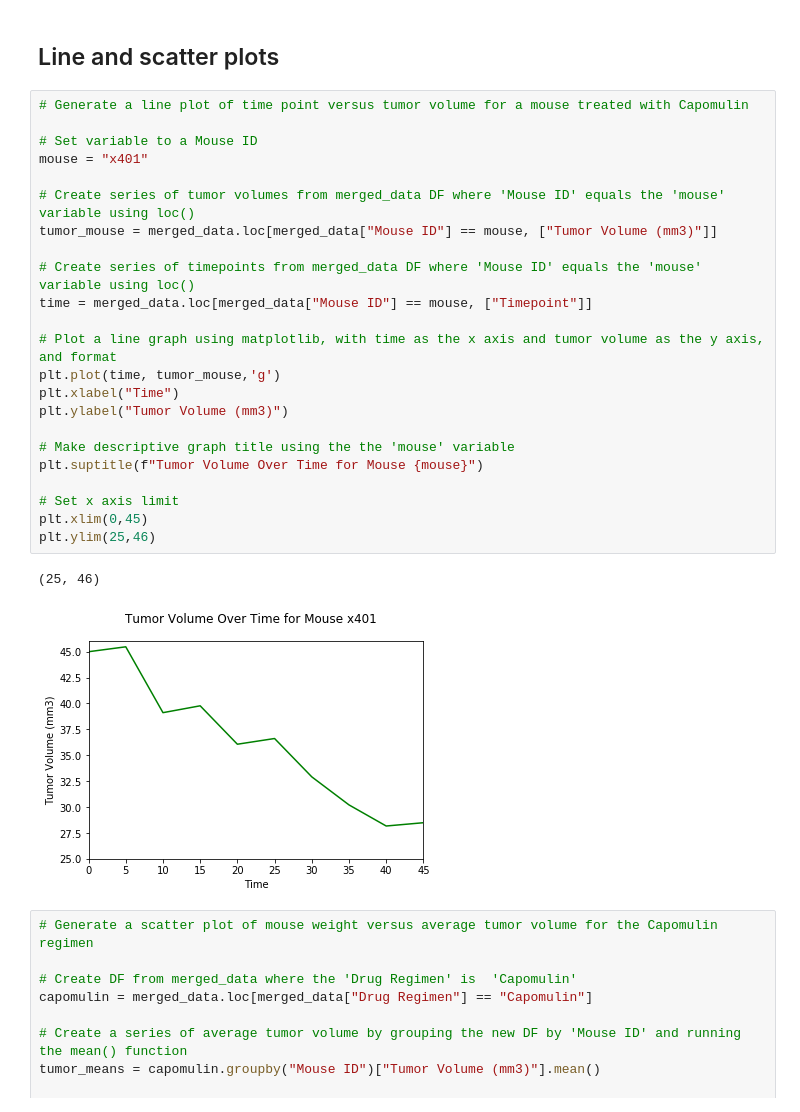
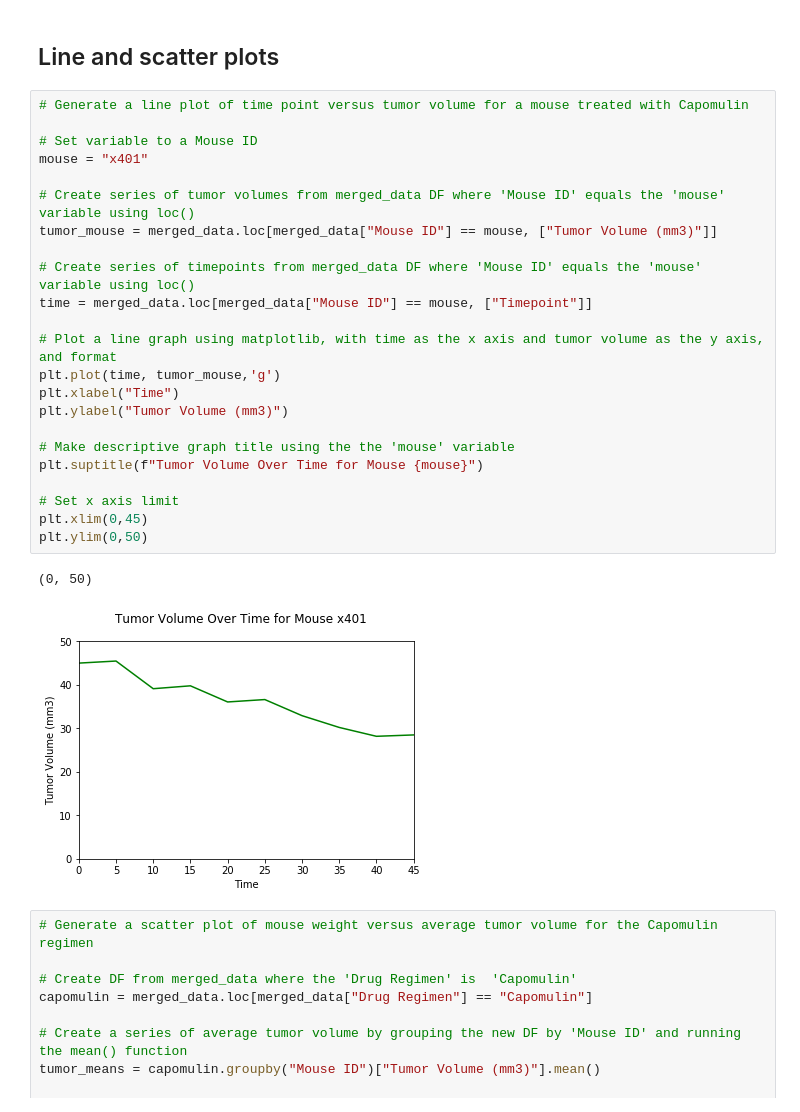
Before and after one commit to hal-pemulis/Matplotlib-Challenge, a Jupyter notebook: pymaceuticalsHW.ipynb, the cells around one changed output. Cells and saved outputs as stored; diff of their text form.

```diff
--- a/pymaceuticalsHW.ipynb
+++ b/pymaceuticalsHW.ipynb
@@ -226,29 +227,29 @@ Text(0.5, 1.0, '')
 # %%
 # Generate a line plot of time point versus tumor volume for a mouse treated with Capomulin
 
 # Set variable to a Mouse ID
 mouse = "x401"
 
 # Create series of tumor volumes from merged_data DF where 'Mouse ID' equals the 'mouse' variable using loc()
 tumor_mouse = merged_data.loc[merged_data["Mouse ID"] == mouse, ["Tumor Volume (mm3)"]]
 
 # Create series of timepoints from merged_data DF where 'Mouse ID' equals the 'mouse' variable using loc()
 time = merged_data.loc[merged_data["Mouse ID"] == mouse, ["Timepoint"]]
 
 # Plot a line graph using matplotlib, with time as the x axis and tumor volume as the y axis, and format
 plt.plot(time, tumor_mouse,'g')
 plt.xlabel("Time")
 plt.ylabel("Tumor Volume (mm3)")
 
 # Make descriptive graph title using the the 'mouse' variable
 plt.suptitle(f"Tumor Volume Over Time for Mouse {mouse}")
 
 # Set x axis limit
 plt.xlim(0,45)
-plt.ylim(25,46)
+plt.ylim(0,50)
 # %% [output]
-(25, 46)
+(0, 50)
-[figure, old version]
+[figure, new version]
 # %%
 # Generate a scatter plot of mouse weight versus average tumor volume for the Capomulin regimen
 
```
Also changed, not shown: parts of 4 cells of this notebook, 1 other file.
